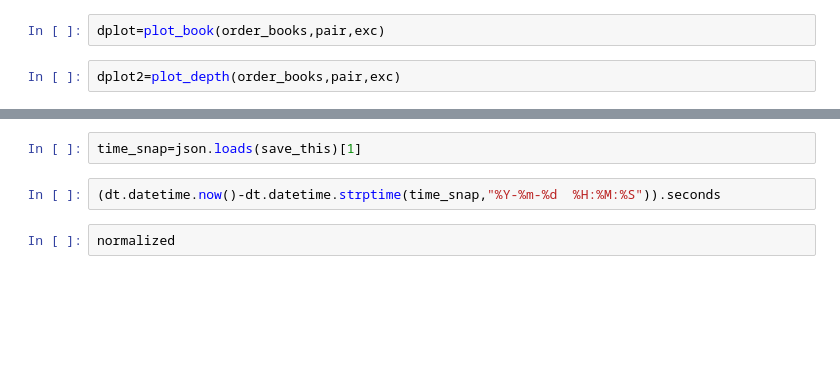
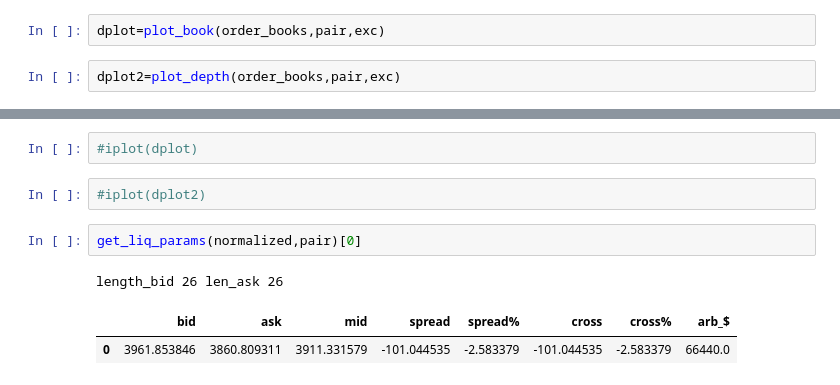
Before and after one commit to jelkhoury123/myapp, a Jupyter notebook: ccxt_order_book.ipynb, the cells around one changed output, grey strips where cells are left out. Drawn from its saved outputs; the diff is of its cells as text; blank space fills up the shorter version.

```diff
--- a/ccxt_order_book.ipynb
+++ b/ccxt_order_book.ipynb
@@ -243,6 +303,10 @@ save_this=json.dumps((order_books,dt.datetime.now().strftime("%Y-%m-%d  %H:%M:%S
-# %%
-time_snap=json.loads(save_this)[1]
-# %%
-(dt.datetime.now()-dt.datetime.strptime(time_snap,"%Y-%m-%d  %H:%M:%S")).seconds
-# %%
-normalized
+# %%
+#iplot(dplot)
+# %%
+#iplot(dplot2)
+# %%
+get_liq_params(normalized,pair)[0]
+# %% [output]
+length_bid 26 len_ask 26
+|  | bid | ask | mid | spread | spread% | cross | cross% | arb_$ |
+| 0 | 3961.853846 | 3860.809311 | 3911.331579 | -101.044535 | -2.583379 | -101.044535 | -2.583379 | 66440.0 |
```
Also changed, not shown: parts of 38 cells of this notebook, 2 other files.
